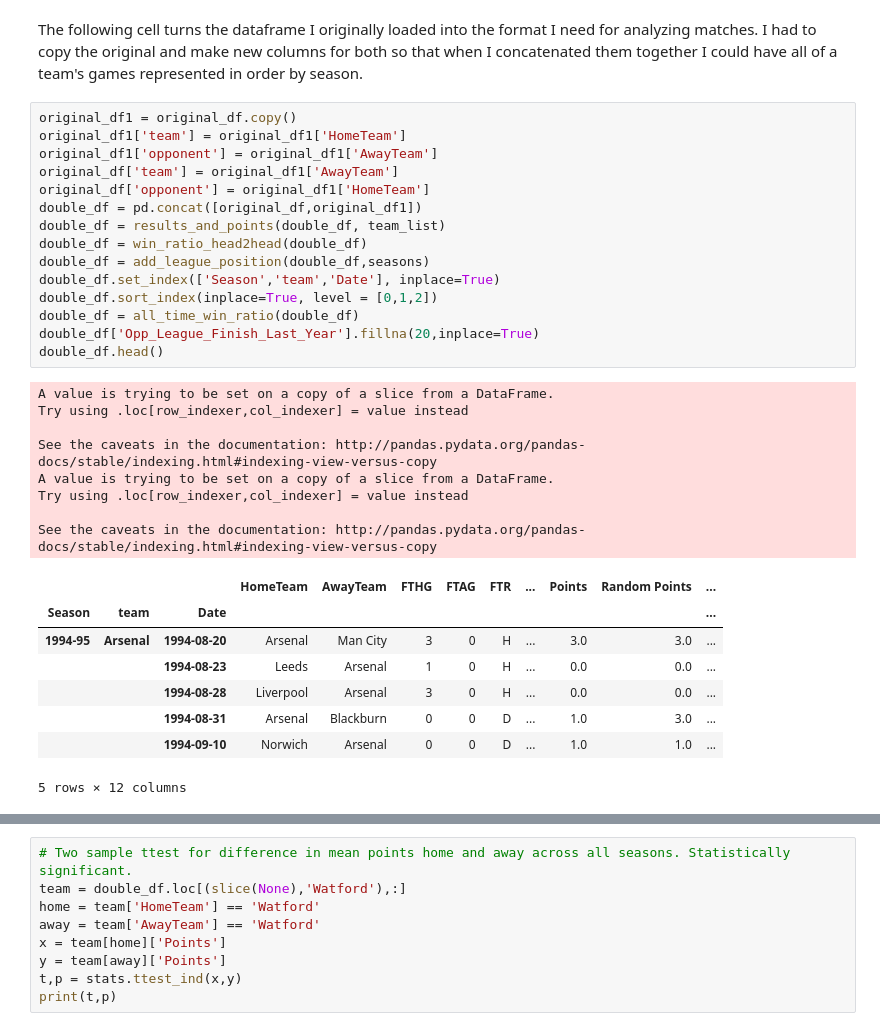
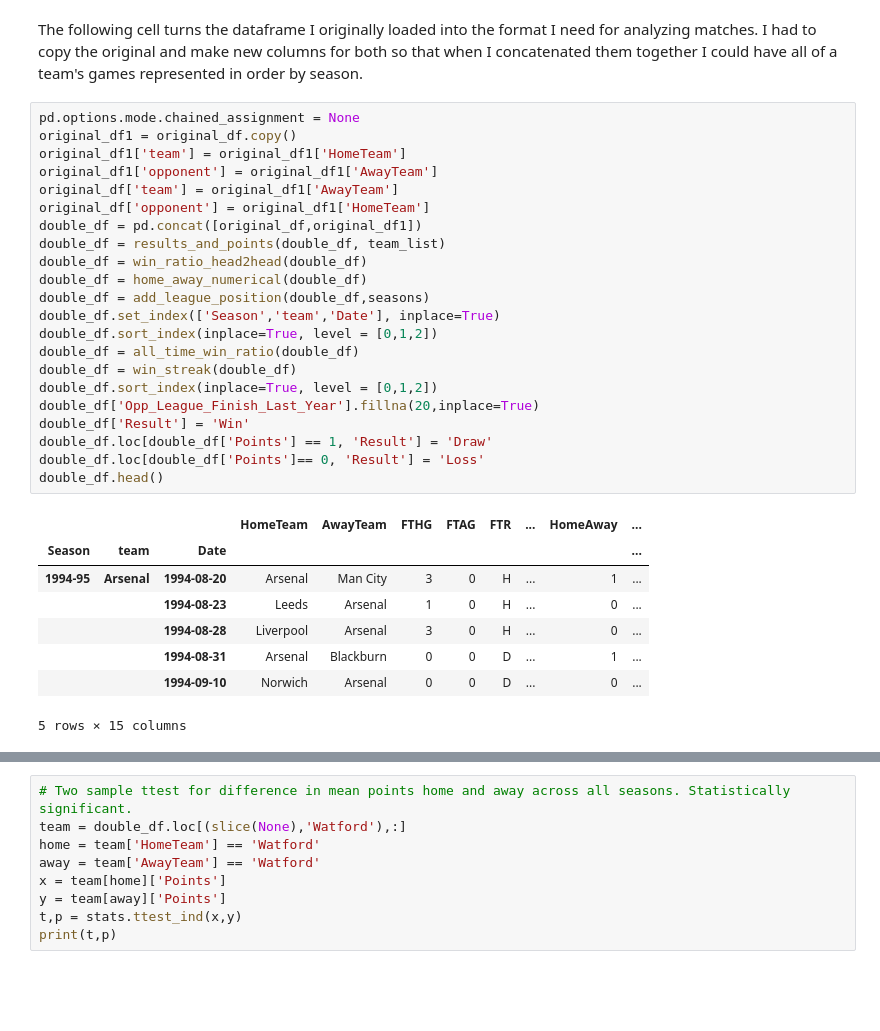
Before and after one commit to nhcamp/Springboard, a Jupyter notebook: Capstone_1_EPL/EPL Match Results DF.ipynb, the cells around one changed output, grey strips where cells are left out. Drawn from its saved outputs; the diff is of its cells as text; blank space fills up the shorter version.

```diff
--- a/Capstone_1_EPL/EPL Match Results DF.ipynb
+++ b/Capstone_1_EPL/EPL Match Results DF.ipynb
@@ -83,34 +233,33 @@ print(original_df.head(10))
 # %% [markdown]
 The following cell turns the dataframe I originally loaded into the format I need for analyzing matches. I had to copy the original and make new columns for both so that when I concatenated them together I could have all of a team's games represented in order by season.
 # %%
+pd.options.mode.chained_assignment = None
 original_df1 = original_df.copy()
 original_df1['team'] = original_df1['HomeTeam']
 original_df1['opponent'] = original_df1['AwayTeam']
 original_df['team'] = original_df1['AwayTeam']
 original_df['opponent'] = original_df1['HomeTeam']
 double_df = pd.concat([original_df,original_df1])
 double_df = results_and_points(double_df, team_list)
 double_df = win_ratio_head2head(double_df)
+double_df = home_away_numerical(double_df)
 double_df = add_league_position(double_df,seasons)
 double_df.set_index(['Season','team','Date'], inplace=True)
 double_df.sort_index(inplace=True, level = [0,1,2])
 double_df = all_time_win_ratio(double_df)
+double_df = win_streak(double_df)
+double_df.sort_index(inplace=True, level = [0,1,2])
 double_df['Opp_League_Finish_Last_Year'].fillna(20,inplace=True)
+double_df['Result'] = 'Win'
+double_df.loc[double_df['Points'] == 1, 'Result'] = 'Draw'
+double_df.loc[double_df['Points']== 0, 'Result'] = 'Loss'
 double_df.head()
 # %% [output]
+|  |  |  | HomeTeam | AwayTeam | FTHG | FTAG | FTR | ... | HomeAway | ... |
+| Season | team | Date |  |  |  |  |  |  |  | ... |
+| 1994-95 | Arsenal | 1994-08-20 | Arsenal | Man City | 3 | 0 | H | ... | 1 | ... |
+|  |  | 1994-08-23 | Leeds | Arsenal | 1 | 0 | H | ... | 0 | ... |
+|  |  | 1994-08-28 | Liverpool | Arsenal | 3 | 0 | H | ... | 0 | ... |
+|  |  | 1994-08-31 | Arsenal | Blackburn | 0 | 0 | D | ... | 1 | ... |
+|  |  | 1994-09-10 | Norwich | Arsenal | 0 | 0 | D | ... | 0 | ... |
-A value is trying to be set on a copy of a slice from a DataFrame.
-Try using .loc[row_indexer,col_indexer] = value instead
-
-See the caveats in the documentation: http://pandas.pydata.org/pandas-docs/stable/indexing.html#indexing-view-versus-copy
-A value is trying to be set on a copy of a slice from a DataFrame.
-Try using .loc[row_indexer,col_indexer] = value instead
-
-See the caveats in the documentation: http://pandas.pydata.org/pandas-docs/stable/indexing.html#indexing-view-versus-copy
+5 rows × 15 columns
-|  |  |  | HomeTeam | AwayTeam | FTHG | FTAG | FTR | ... | Points | Random Points | ... |
-| Season | team | Date |  |  |  |  |  |  |  |  | ... |
-| 1994-95 | Arsenal | 1994-08-20 | Arsenal | Man City | 3 | 0 | H | ... | 3.0 | 3.0 | ... |
-|  |  | 1994-08-23 | Leeds | Arsenal | 1 | 0 | H | ... | 0.0 | 0.0 | ... |
-|  |  | 1994-08-28 | Liverpool | Arsenal | 3 | 0 | H | ... | 0.0 | 0.0 | ... |
-|  |  | 1994-08-31 | Arsenal | Blackburn | 0 | 0 | D | ... | 1.0 | 3.0 | ... |
-|  |  | 1994-09-10 | Norwich | Arsenal | 0 | 0 | D | ... | 1.0 | 1.0 | ... |
-5 rows × 12 columns
```
Also changed, not shown: parts of 20 cells of this notebook, 6 other files.
